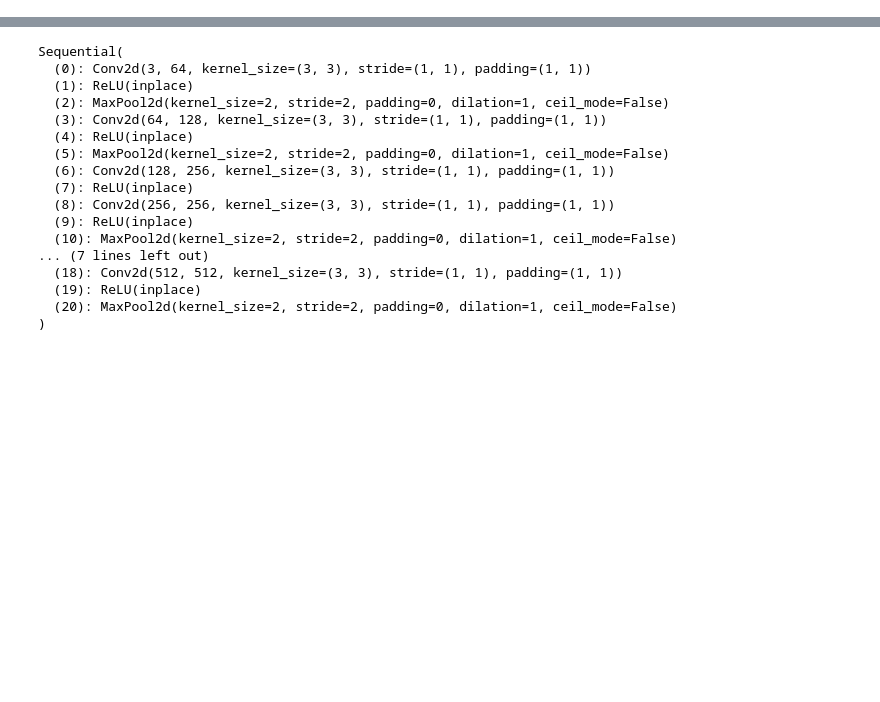
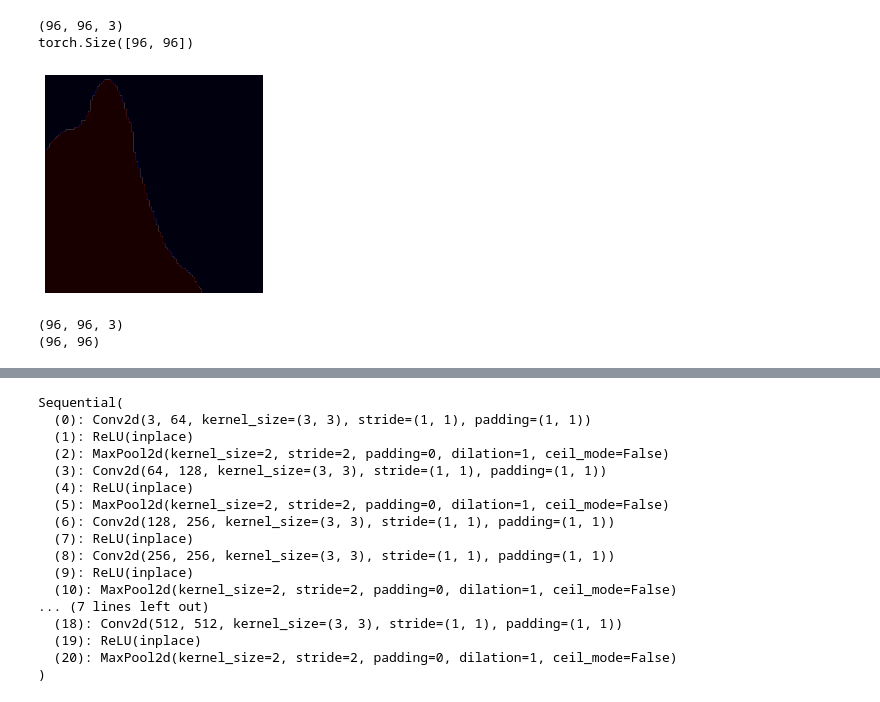
Before and after one commit to GusevMihail/kaggle_salt, a Jupyter notebook: sandbox.ipynb, the cells around one changed output, grey strips where cells are left out. Drawn from its saved outputs; the diff is of its cells as text; code cells hidden in the pictures; blank space fills up the shorter version.

```diff
--- a/sandbox.ipynb
+++ b/sandbox.ipynb
@@ -12,0 +17,22 @@ show_dataset.show_samples(5,5, random=False)
+# %%
+image, mask = valid_dataset[0]
+image = image.permute(1,2,0)
+image = inv_normalize(image=np.array(image))['image']
+# mask = mask.permute(1,2,0)
+mask = mask.squeeze(0)
+
+print(image.shape)
+print(mask.shape)
+
+show_image_and_mask(image, mask)
+# %% [output]
+(96, 96, 3)
+torch.Size([96, 96])
+[figure, added]
+# %%
+image, mask = show_dataset[0]
+print(image.shape)
+print(mask.shape)
+# %% [output]
+(96, 96, 3)
+(96, 96)
```
Also changed, not shown: parts of 5 cells of this notebook, 2 other files.
